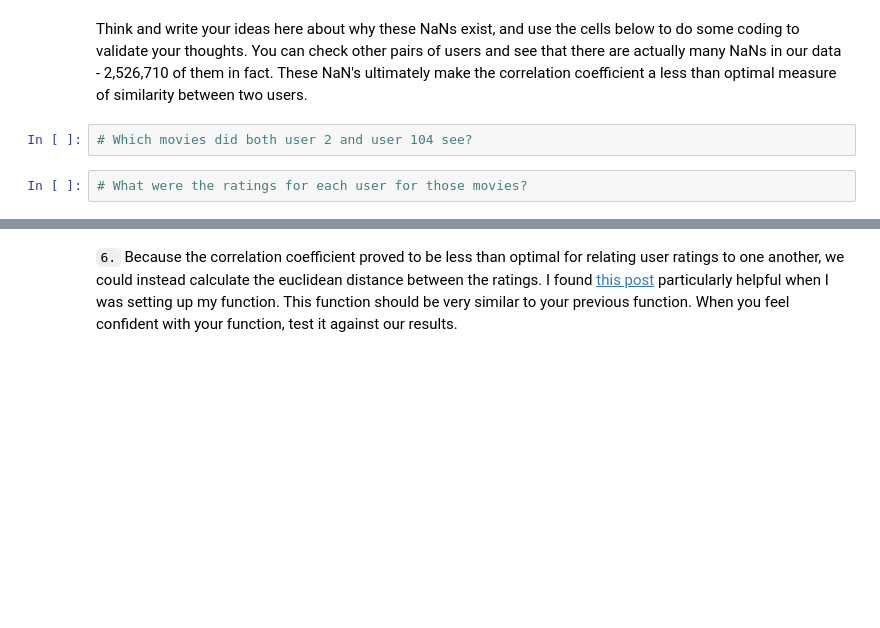
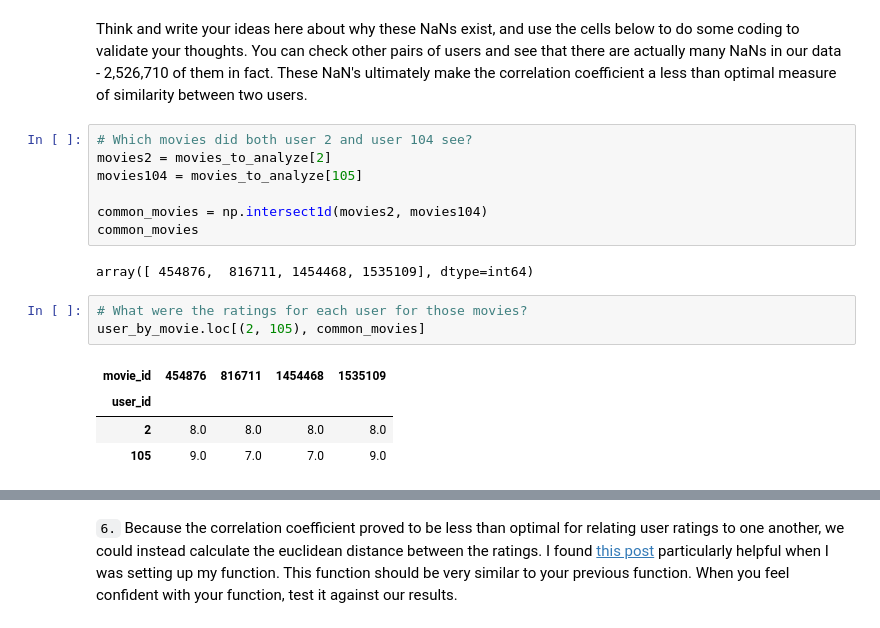
Before and after one commit to huli/dsnd, a Jupyter notebook: recommendation-engines/Collaborative Filtering.ipynb, the cells around one changed output, grey strips where cells are left out. Drawn from its saved outputs; the diff is of its cells as text; blank space fills up the shorter version.

```diff
--- a/recommendation-engines/Collaborative Filtering.ipynb
+++ b/recommendation-engines/Collaborative Filtering.ipynb
@@ -284,5 +303,18 @@ If the function you wrote passed all of the tests, then you have correctly set u
 Think and write your ideas here about why these NaNs exist, and use the cells below to do some coding to validate your thoughts. You can check other pairs of users and see that there are actually many NaNs in our data - 2,526,710 of them in fact. These NaN's ultimately make the correlation coefficient a less than optimal measure of similarity between two users.
 # %%
 # Which movies did both user 2 and user 104 see?
+movies2 = movies_to_analyze[2]
+movies104 = movies_to_analyze[105]
+
+common_movies = np.intersect1d(movies2, movies104)
+common_movies
+# %% [output]
+array([ 454876,  816711, 1454468, 1535109], dtype=int64)
 # %%
 # What were the ratings for each user for those movies?
+user_by_movie.loc[(2, 105), common_movies]
+# %% [output]
+| movie_id | 454876 | 816711 | 1454468 | 1535109 |
+| user_id |  |  |  |  |
+| 2 | 8.0 | 8.0 | 8.0 | 8.0 |
+| 105 | 9.0 | 7.0 | 7.0 | 9.0 |
```
Also changed, not shown: parts of 7 cells of this notebook.
